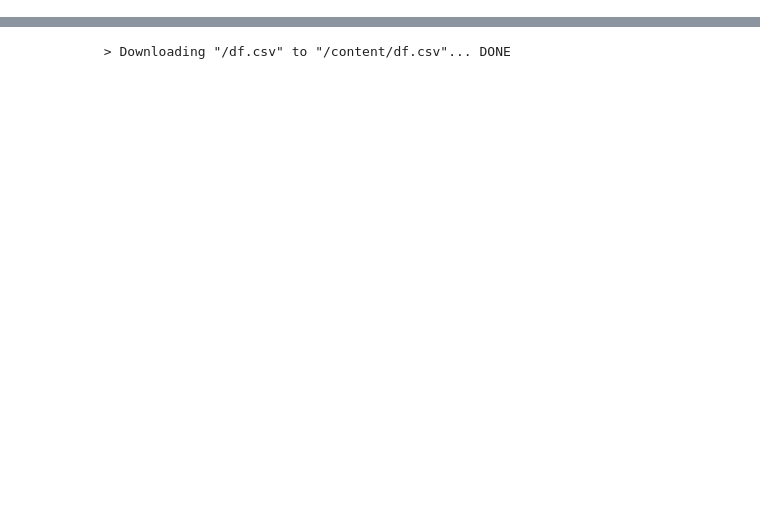
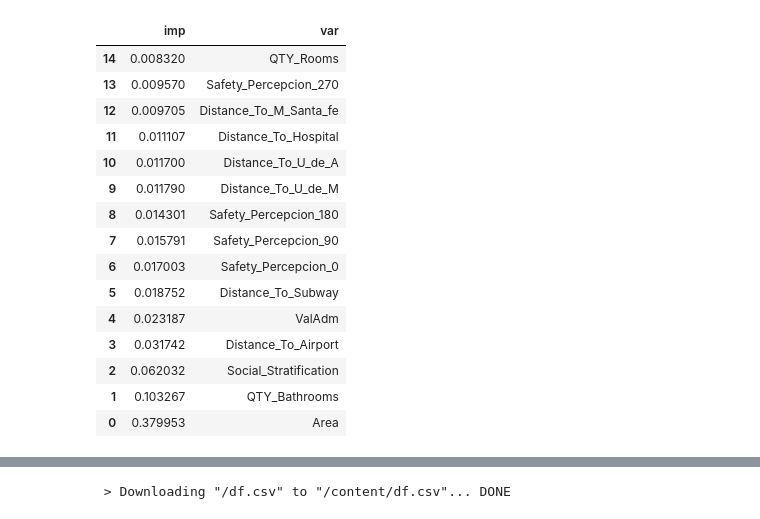
Before and after one commit to obabilonia/funciones_general, a Jupyter notebook: filename_rf2.ipynb, the cells around one changed output, grey strips where cells are left out. Saved outputs shown, nothing was run; the diff lists cells and outputs as text; code cells hidden in the pictures; blank space fills up the shorter version.

```diff
--- a/filename_rf2.ipynb
+++ b/filename_rf2.ipynb
@@ -2,0 +46,19 @@
+# %%
+df_bar.sort_values('imp', ascending=True)
+# %% [output]
+|  | imp | var |
+| 14 | 0.008320 | QTY_Rooms |
+| 13 | 0.009570 | Safety_Percepcion_270 |
+| 12 | 0.009705 | Distance_To_M_Santa_fe |
+| 11 | 0.011107 | Distance_To_Hospital |
+| 10 | 0.011700 | Distance_To_U_de_A |
+| 9 | 0.011790 | Distance_To_U_de_M |
+| 8 | 0.014301 | Safety_Percepcion_180 |
+| 7 | 0.015791 | Safety_Percepcion_90 |
+| 6 | 0.017003 | Safety_Percepcion_0 |
+| 5 | 0.018752 | Distance_To_Subway |
+| 4 | 0.023187 | ValAdm |
+| 3 | 0.031742 | Distance_To_Airport |
+| 2 | 0.062032 | Social_Stratification |
+| 1 | 0.103267 | QTY_Bathrooms |
+| 0 | 0.379953 | Area |
```
Also changed, not shown: parts of 6 cells of this notebook.
